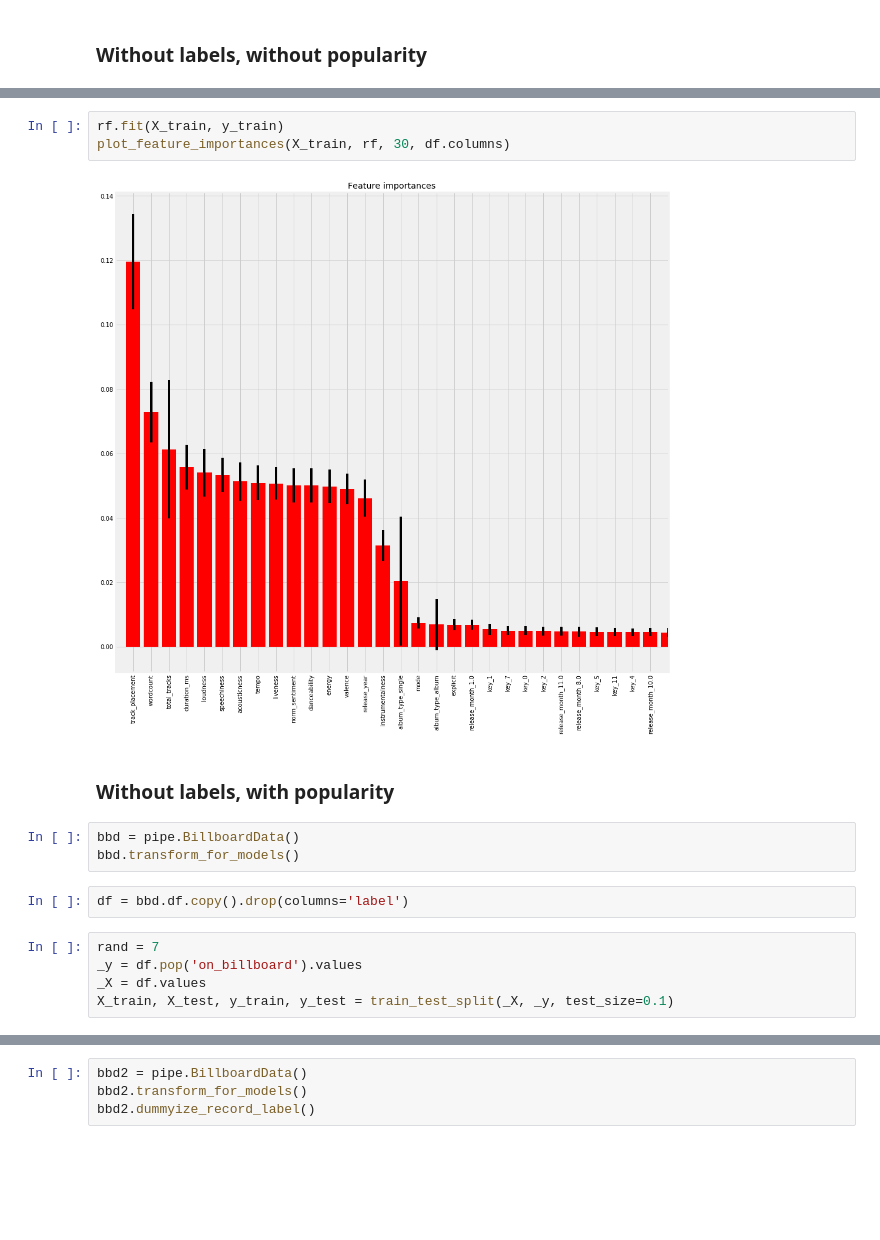
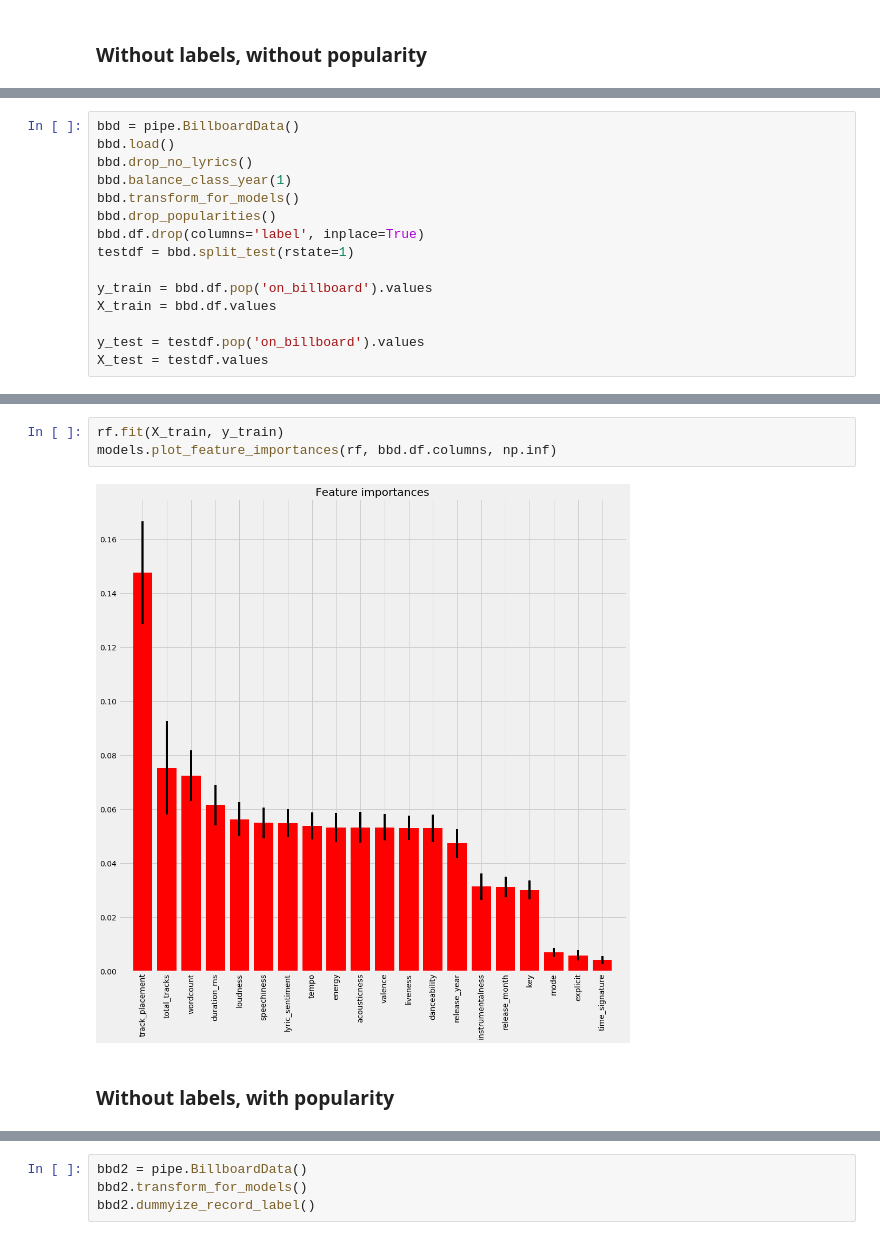
Before and after one commit to Greenford/billboard, a Jupyter notebook: models.ipynb, the cells around one changed output, grey strips where cells are left out. Drawn from its saved outputs; the diff is of its cells as text; blank space fills up the shorter version.

```diff
--- a/models.ipynb
+++ b/models.ipynb
@@ -42,3 +31,18 @@ X_train, X_test, y_train, y_test = train_test_split(_X, _y, test_size=0.1)
+# %%
+bbd = pipe.BillboardData()
+bbd.load()
+bbd.drop_no_lyrics()
+bbd.balance_class_year(1)
+bbd.transform_for_models()
+bbd.drop_popularities()
+bbd.df.drop(columns='label', inplace=True)
+testdf = bbd.split_test(rstate=1)
+
+y_train = bbd.df.pop('on_billboard').values
+X_train = bbd.df.values
+
+y_test = testdf.pop('on_billboard').values
+X_test = testdf.values
 # %%
 rf = RandomForestClassifier(n_estimators=100, oob_score=True, n_jobs=-1)
 
@@ -55,17 +60,7 @@ present_cv(cv)
 # %%
 rf.fit(X_train, y_train)
-plot_feature_importances(X_train, rf, 30, df.columns)
+models.plot_feature_importances(rf, bbd.df.columns, np.inf)
 # %% [output]
-[figure, old version]
+[figure, new version]
 # %% [markdown]
 ### Without labels, with popularity
-# %%
-bbd = pipe.BillboardData()
-bbd.transform_for_models()
-# %%
-df = bbd.df.copy().drop(columns='label')
-# %%
-rand = 7
-_y = df.pop('on_billboard').values
-_X = df.values
-X_train, X_test, y_train, y_test = train_test_split(_X, _y, test_size=0.1)
```
Also changed, not shown: parts of 38 cells of this notebook, 1 other file.
